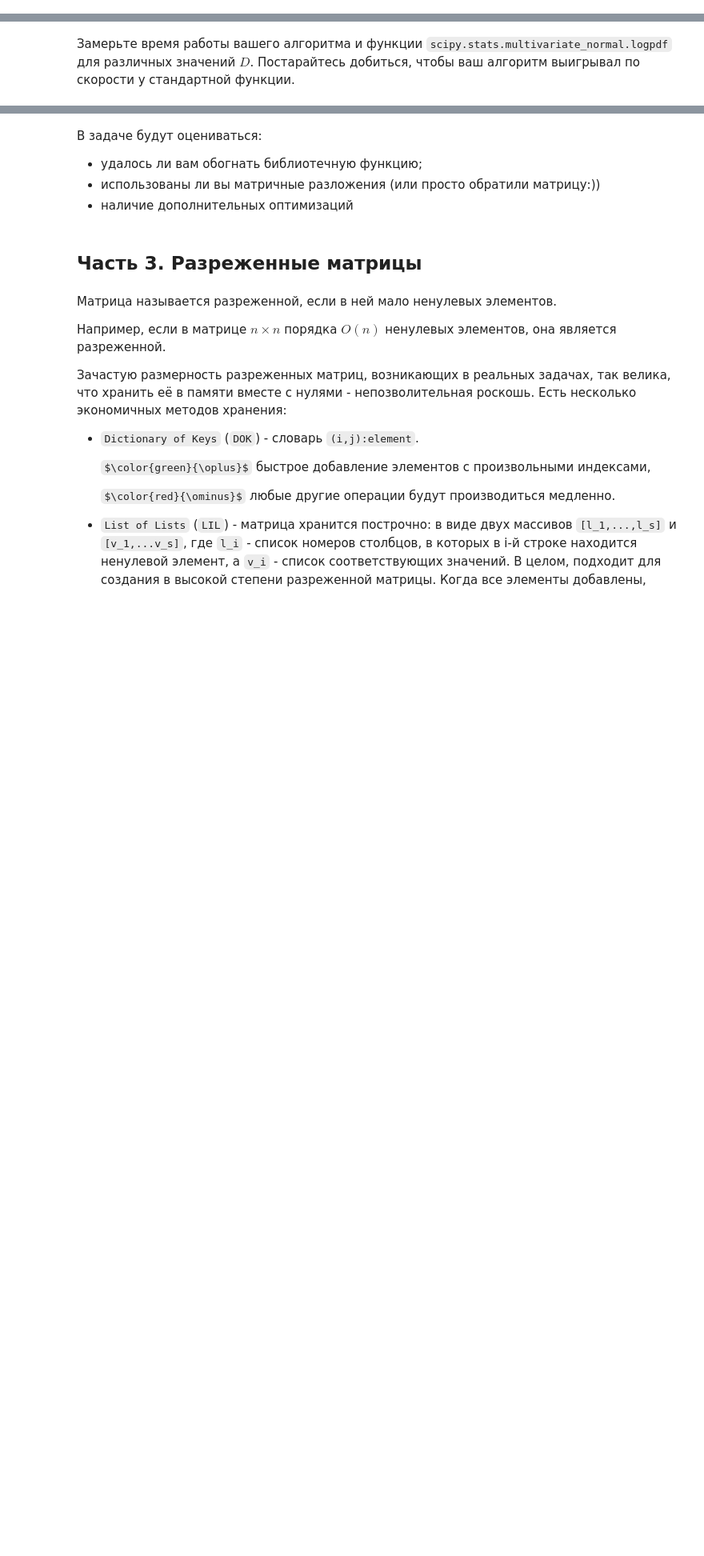
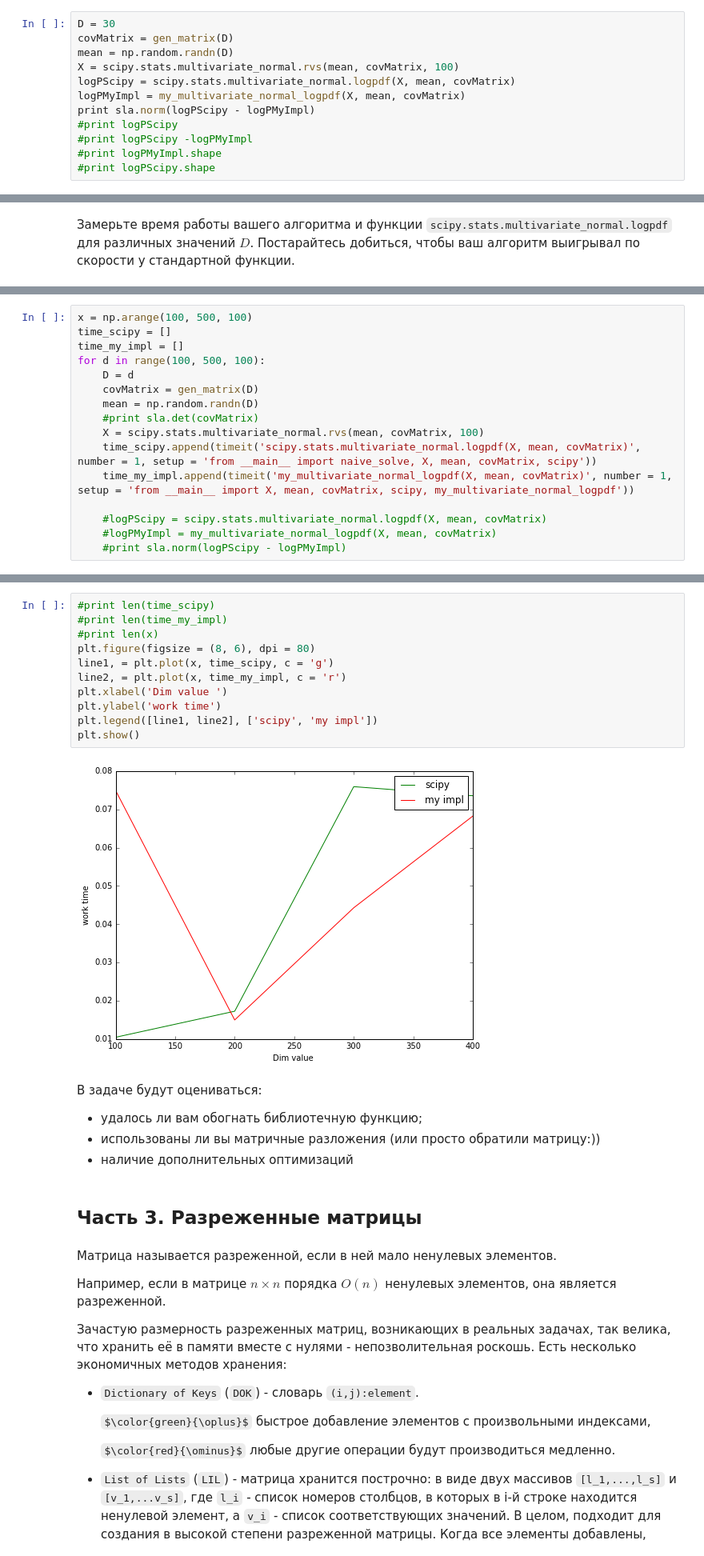
Before and after one commit to alex0parhomenko/linalg, a Jupyter notebook: Linalg lab 01.ipynb, the cells around one changed output, grey strips where cells are left out. Shown: that part at 80% size. Saved outputs shown, nothing was run; the diff lists cells and outputs as text; some formulas as TeX source; blank space fills up the shorter version.

```diff
--- a/Linalg lab 01.ipynb
+++ b/Linalg lab 01.ipynb
@@ -495,0 +555,12 @@ def my_multivariate_normal_logpdf(X, m, S):
+# %%
+D = 30
+covMatrix = gen_matrix(D)
+mean = np.random.randn(D)
+X = scipy.stats.multivariate_normal.rvs(mean, covMatrix, 100)
+logPScipy = scipy.stats.multivariate_normal.logpdf(X, mean, covMatrix)
+logPMyImpl = my_multivariate_normal_logpdf(X, mean, covMatrix)
+print sla.norm(logPScipy - logPMyImpl)
+#print logPScipy
+#print logPScipy -logPMyImpl
+#print logPMyImpl.shape
+#print logPScipy.shape
@@ -497,0 +573,16 @@ def my_multivariate_normal_logpdf(X, m, S):
+# %%
+x = np.arange(100, 500, 100)
+time_scipy = []
+time_my_impl = []
+for d in range(100, 500, 100):
+    D = d
+    covMatrix = gen_matrix(D)
+    mean = np.random.randn(D)
+    #print sla.det(covMatrix)
+    X = scipy.stats.multivariate_normal.rvs(mean, covMatrix, 100)
+    time_scipy.append(timeit('scipy.stats.multivariate_normal.logpdf(X, mean, covMatrix)', number = 1, setup = 'from __main__ import naive_solve, X, mean, covMatrix, scipy'))
+    time_my_impl.append(timeit('my_multivariate_normal_logpdf(X, mean, covMatrix)', number = 1, setup = 'from __main__ import X, mean, covMatrix, scipy, my_multivariate_normal_logpdf'))
+
+    #logPScipy = scipy.stats.multivariate_normal.logpdf(X, mean, covMatrix)
+    #logPMyImpl = my_multivariate_normal_logpdf(X, mean, covMatrix)
+    #print sla.norm(logPScipy - logPMyImpl)
@@ -498,3 +594,16 @@ def my_multivariate_normal_logpdf(X, m, S):
+# %%
+#print len(time_scipy)
+#print len(time_my_impl)
+#print len(x)
+plt.figure(figsize = (8, 6), dpi = 80)
+line1, = plt.plot(x, time_scipy, c = 'g')
+line2, = plt.plot(x, time_my_impl, c = 'r')
+plt.xlabel('Dim value ')
+plt.ylabel('work time')
+plt.legend([line1, line2], ['scipy', 'my impl'])
+plt.show()
+# %% [output]
+[figure, added]
 # %% [markdown]
 В задаче будут оцениваться:
 - удалось ли вам обогнать библиотечную функцию;
```
Also changed, not shown: parts of 10 cells of this notebook.
